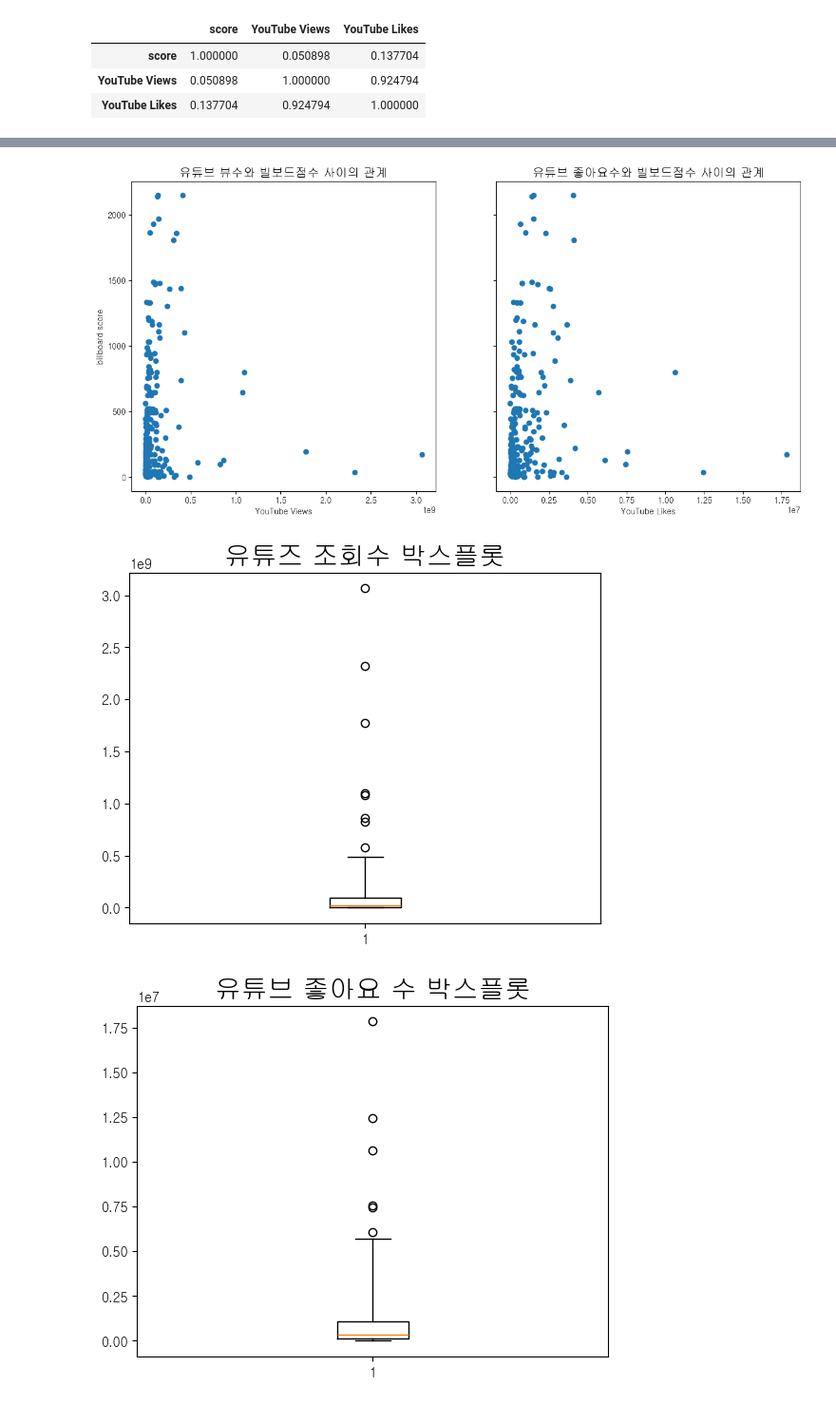
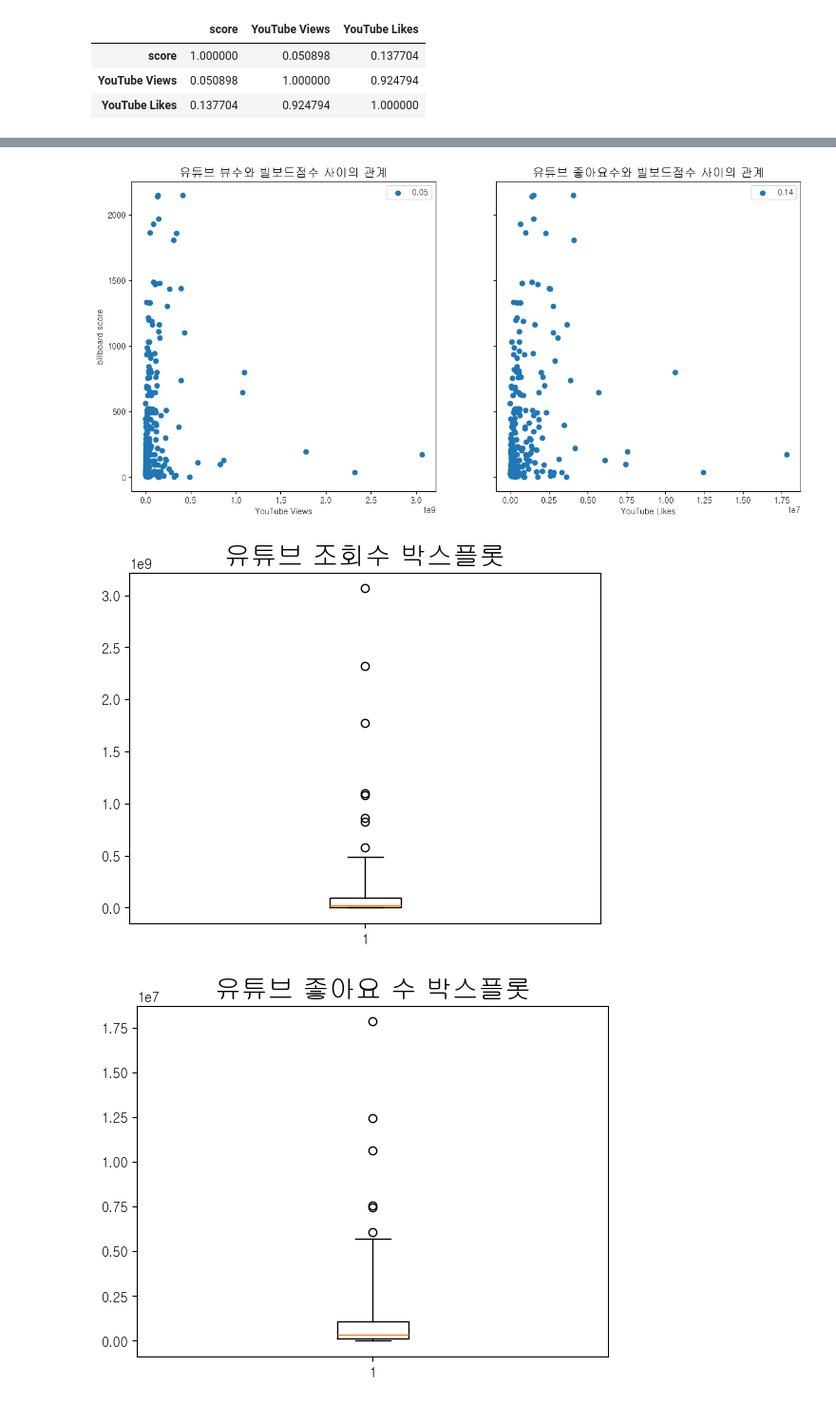
Before and after one commit to angelless00/KDT, a Jupyter notebook: 프로젝트/빌보드차트/billboard.ipynb, the cells around one changed output, grey strips where cells are left out. Shown at 95% size. Cells and saved outputs as stored; diff of their text form; code cells hidden in the pictures.

```diff
--- a/프로젝트/빌보드차트/billboard.ipynb
+++ b/프로젝트/빌보드차트/billboard.ipynb
@@ -161,5 +165,6 @@ memory usage: 9.8+ KB
 # %%
-dataDF.corr(numeric_only=True)
+datacor=dataDF.corr(numeric_only=True)
+datacor
 # %% [output]
 |  | score | YouTube Views | YouTube Likes |
 | score | 1.000000 | 0.050898 | 0.137704 |
@@ -189,25 +195,26 @@ plt.show()
 # %%
 fig=plt.figure(figsize=(15,7))
 billtube_1=fig.subplots(1,2,sharey=True)
-billtube_1[0].scatter(dataDF['YouTube Views'],dataDF['score'])
+billtube_1[0].scatter(dataDF['YouTube Views'],dataDF['score'],label=round(datacor.iloc[1,0],2))
 billtube_1[0].set_xlabel('YouTube Views')
 billtube_1[0].set_ylabel('billboard score')
+billtube_1[0].legend()
 billtube_1[0].set_title('유튜브 뷰수와 빌보드점수 사이의 관계',fontsize=15)
 
-billtube_1[1].scatter(dataDF['YouTube Likes'],dataDF['score'])
+billtube_1[1].scatter(dataDF['YouTube Likes'],dataDF['score'],label=round(datacor.iloc[2,0],2))
 billtube_1[1].set_xlabel('YouTube Likes')
 billtube_1[1].set_title('유튜브 좋아요수와 빌보드점수 사이의 관계',fontsize=15)
-
+billtube_1[1].legend()
 
 plt.show()
 # %% [output]
-[figure, old version]
+[figure, new version]
 # %%
 box_view=plt.boxplot(dataDF['YouTube Views'],whis=5)
-plt.title('유튜즈 조회수 박스플롯',fontsize=20)
+plt.title('유튜브 조회수 박스플롯',fontsize=20)
 plt.show()
 # %% [output]
-[figure, old version]
+[figure, new version]
 # %%
 box_view['caps'][0].get_data()
 view_up=list(box_view['caps'][1].get_data())[1][1]
```
Also changed, not shown: parts of 6 cells of this notebook, 2 other files.
